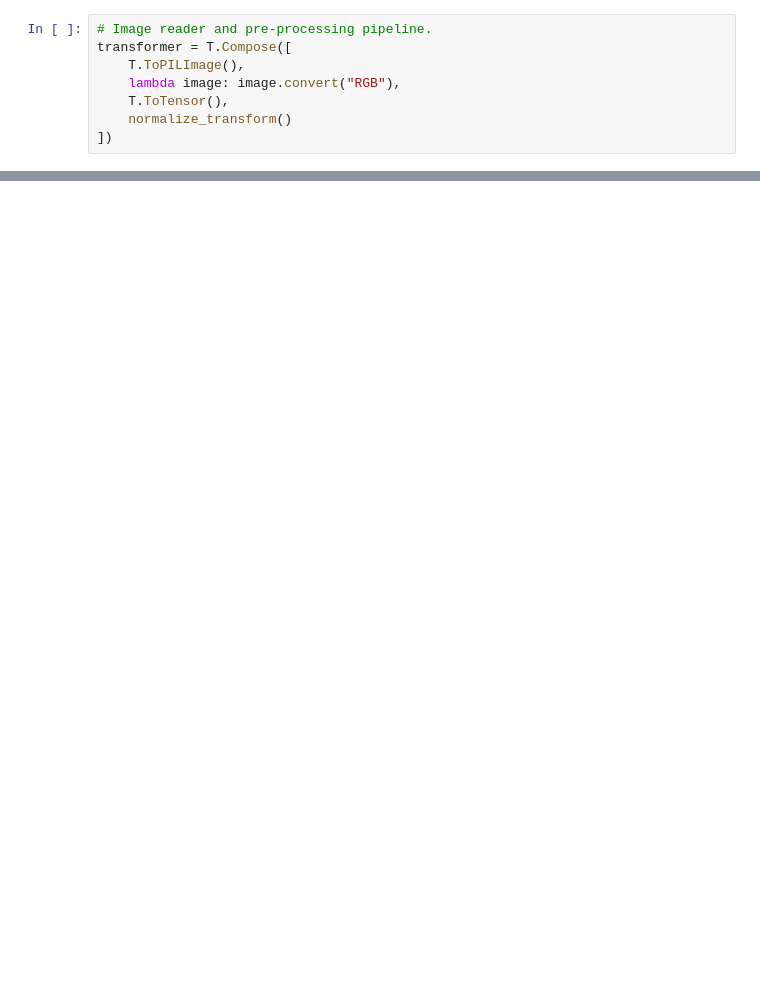
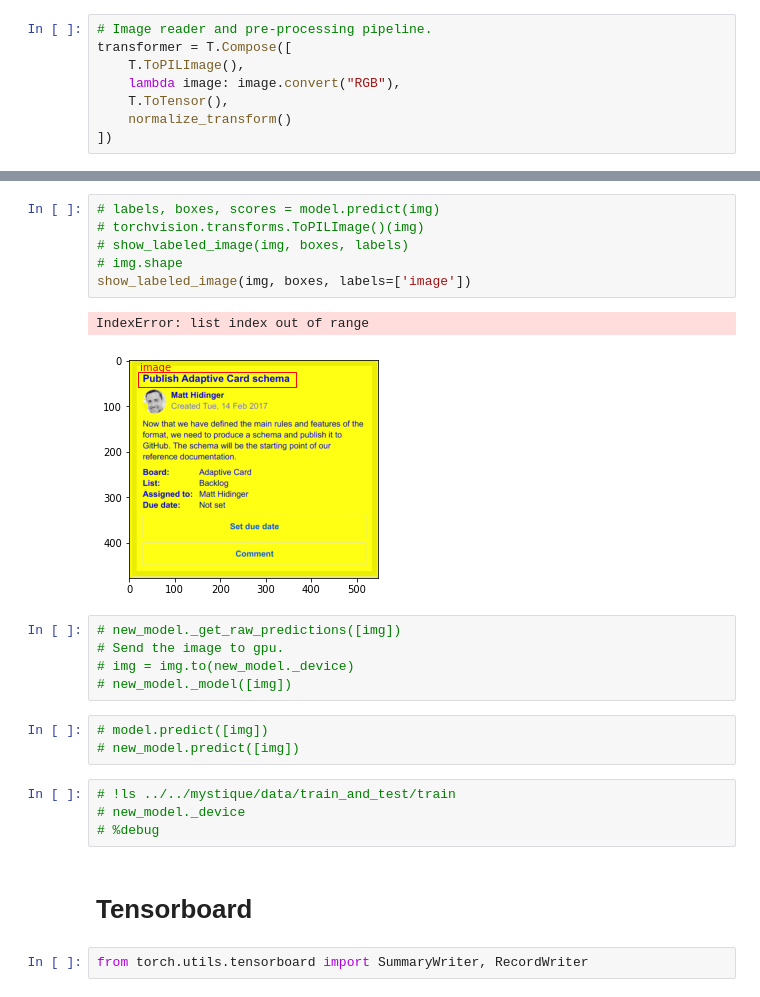
Before and after one commit to haridas/my-notebooks, a Jupyter notebook: pytorch/detecto-object-detection-lib.ipynb, the cells around one changed output, grey strips where cells are left out. Saved outputs shown, nothing was run; the diff lists cells and outputs as text; blank space fills up the shorter version.

```diff
--- a/pytorch/detecto-object-detection-lib.ipynb
+++ b/pytorch/detecto-object-detection-lib.ipynb
@@ -73,0 +258,25 @@ img = read_image(
+# %%
+# labels, boxes, scores = model.predict(img)
+# torchvision.transforms.ToPILImage()(img)
+# show_labeled_image(img, boxes, labels)
+# img.shape
+show_labeled_image(img, boxes, labels=['image'])
+# %% [output]
+IndexError: list index out of range
+[figure, added]
+# %%
+# new_model._get_raw_predictions([img])
+# Send the image to gpu.
+# img = img.to(new_model._device)
+# new_model._model([img])
+# %%
+# model.predict([img])
+# new_model.predict([img])
+# %%
+# !ls ../../mystique/data/train_and_test/train
+# new_model._device
+# %debug
+# %% [markdown]
+# Tensorboard
+# %%
+from torch.utils.tensorboard import SummaryWriter, RecordWriter
```
Also changed, not shown: parts of 40 cells of this notebook, 2 other files.
